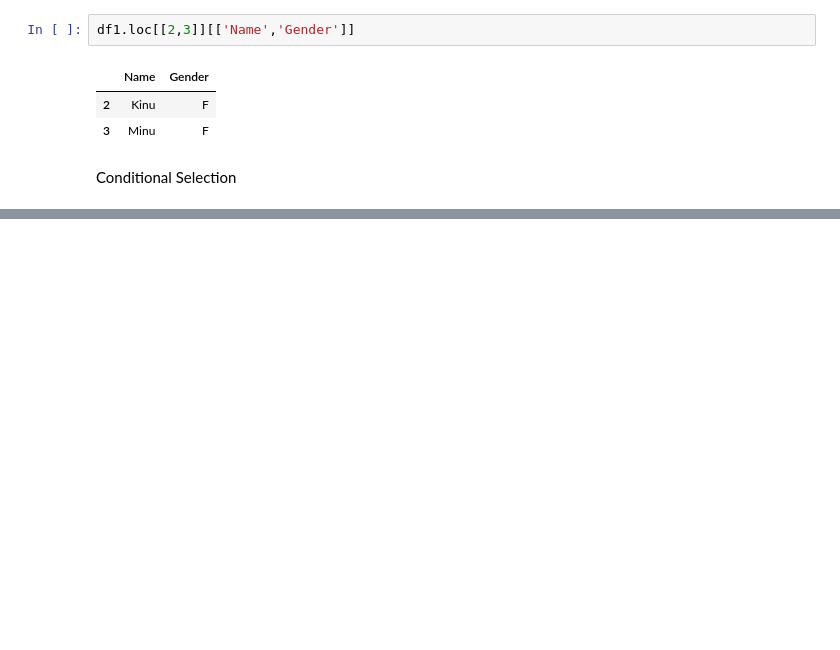
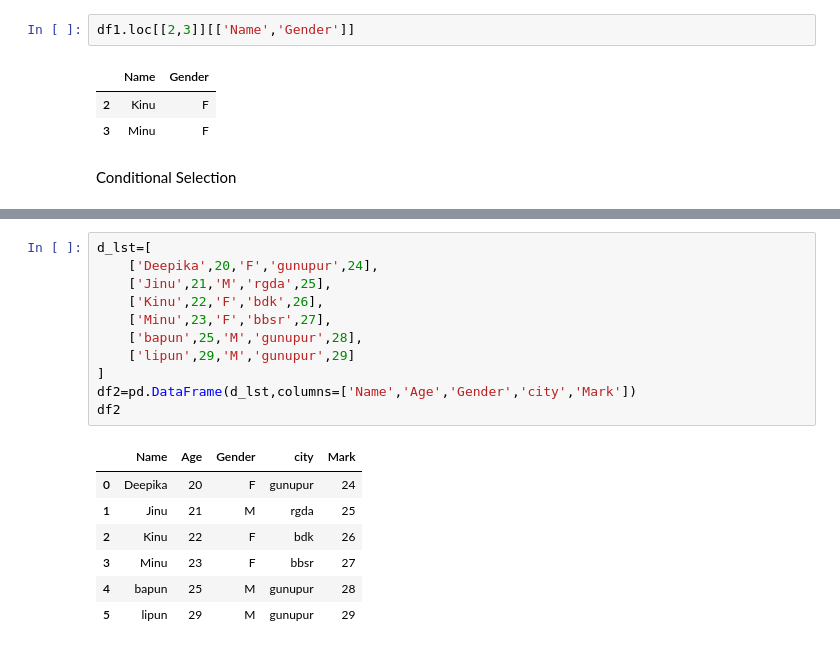
Before and after one commit to dpkasahu/Python_library, a Jupyter notebook: gfgpandas.ipynb, the cells around one changed output, grey strips where cells are left out. Drawn from its saved outputs; the diff is of its cells as text; blank space fills up the shorter version.

```diff
--- a/gfgpandas.ipynb
+++ b/gfgpandas.ipynb
@@ -216,0 +231,19 @@ df1
+# %%
+d_lst=[
+    ['Deepika',20,'F','gunupur',24],
+    ['Jinu',21,'M','rgda',25],
+    ['Kinu',22,'F','bdk',26],
+    ['Minu',23,'F','bbsr',27],
+    ['bapun',25,'M','gunupur',28],
+    ['lipun',29,'M','gunupur',29]
+]
+df2=pd.DataFrame(d_lst,columns=['Name','Age','Gender','city','Mark'])
+df2
+# %% [output]
+|  | Name | Age | Gender | city | Mark |
+| 0 | Deepika | 20 | F | gunupur | 24 |
+| 1 | Jinu | 21 | M | rgda | 25 |
+| 2 | Kinu | 22 | F | bdk | 26 |
+| 3 | Minu | 23 | F | bbsr | 27 |
+| 4 | bapun | 25 | M | gunupur | 28 |
+| 5 | lipun | 29 | M | gunupur | 29 |
```
Also changed, not shown: parts of 19 cells of this notebook.
